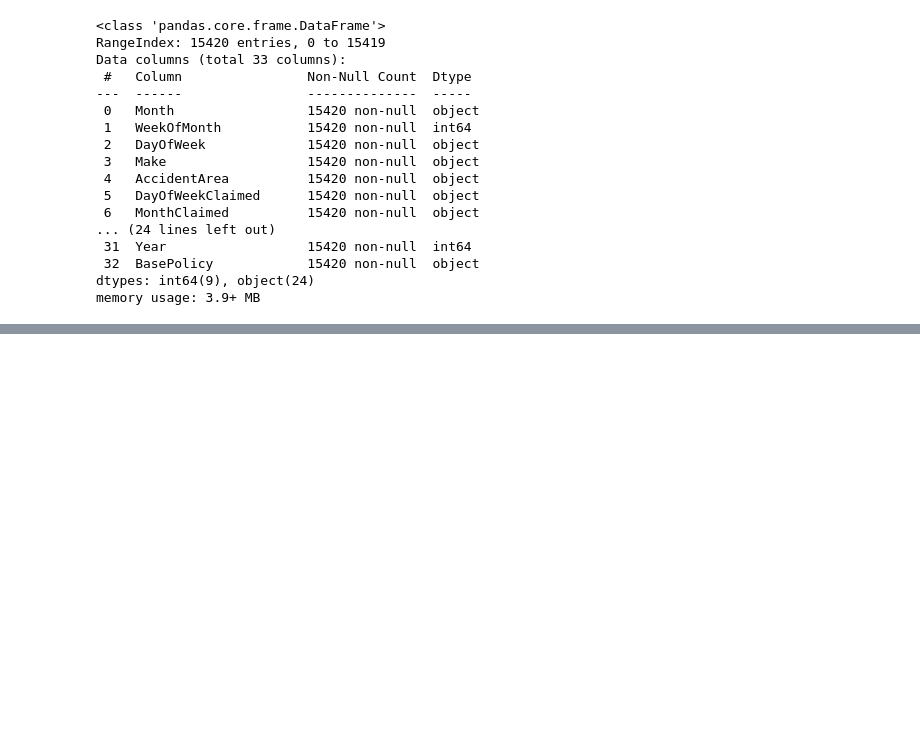
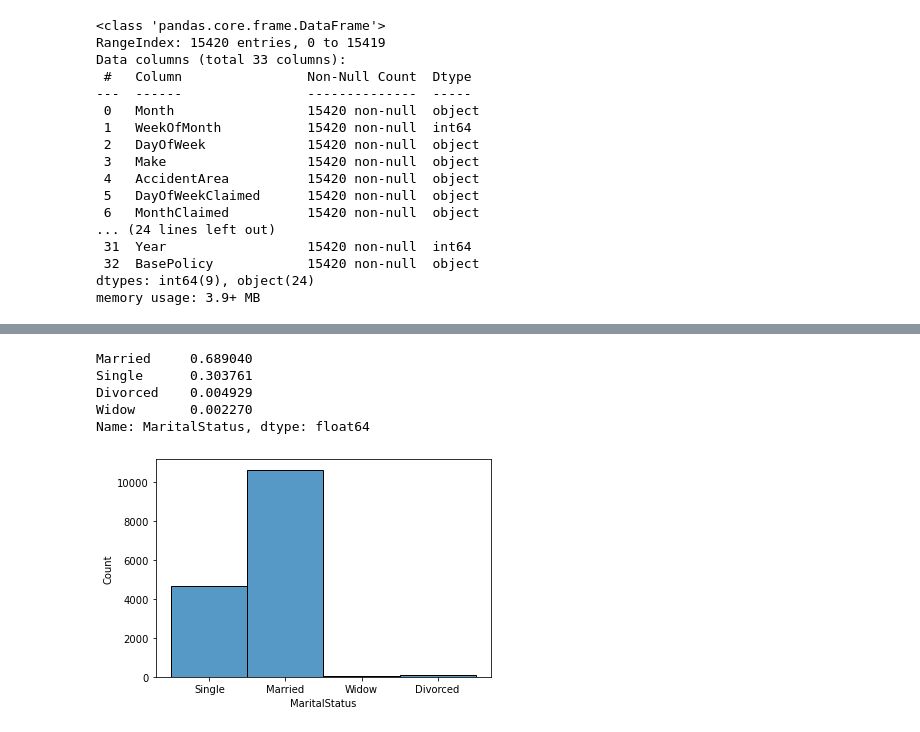
Before and after one commit to smirs/car-insurance-fraud-detection, a Jupyter notebook: fraud_detection.ipynb, the cells around one changed output, grey strips where cells are left out. Saved outputs shown, nothing was run; the diff lists cells and outputs as text; code cells hidden in the pictures; blank space fills up the shorter version.

```diff
--- a/fraud_detection.ipynb
+++ b/fraud_detection.ipynb
@@ -50,0 +100,10 @@ sns.histplot(fraud_data['AccidentArea'])
+# %%
+sns.histplot(fraud_data['MaritalStatus'])
+fraud_data['MaritalStatus'].value_counts(normalize=True)
+# %% [output]
+Married     0.689040
+Single      0.303761
+Divorced    0.004929
+Widow       0.002270
+Name: MaritalStatus, dtype: float64
+[figure, added]
```
Also changed, not shown: parts of 12 cells of this notebook.
